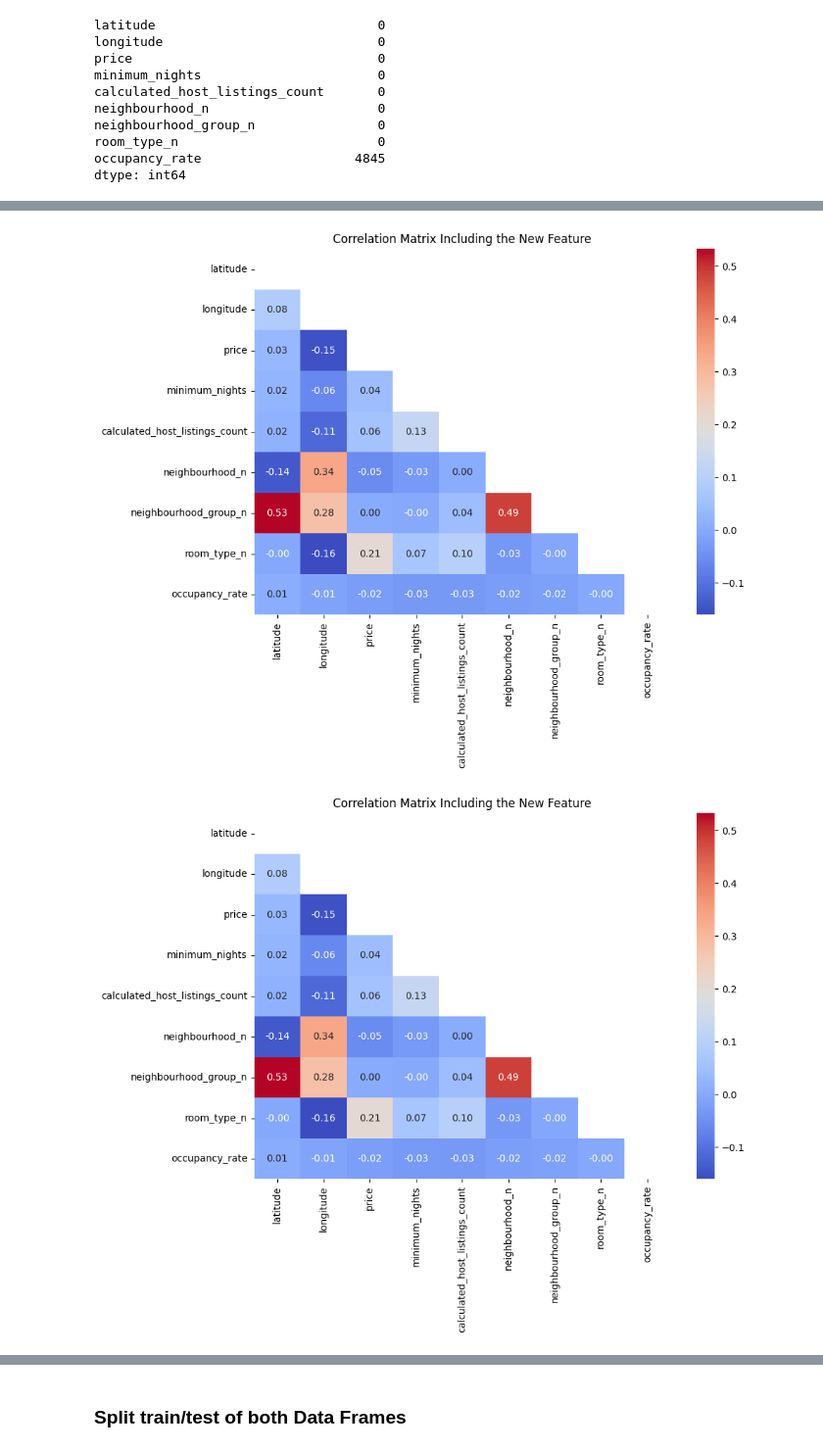
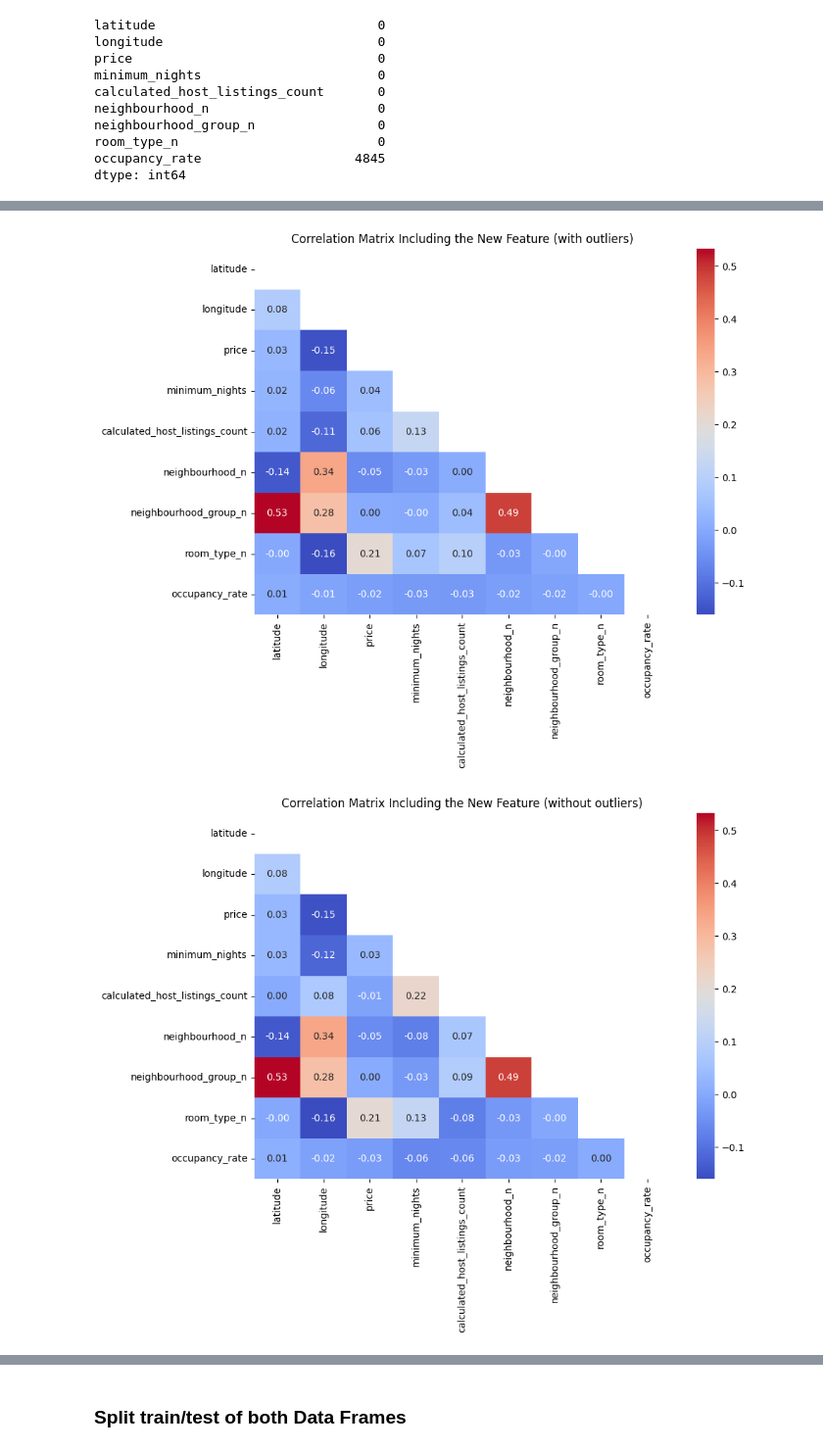
Before and after one commit to RitaViegas/RitaViegas---machine-learning-python-template, a Jupyter notebook: src/explore.ipynb, the cells around one changed output, grey strips where cells are left out. Shown at 98% size. Cells and saved outputs as stored; diff of their text form; code cells hidden in the pictures.

```diff
--- a/src/explore.ipynb
+++ b/src/explore.ipynb
@@ -667,0 +657,3 @@ clean_data(df_with_outliers)
+# %%
+df_without_outliers_clean = clean_data(df_without_outliers)
+print(df_without_outliers_clean.head())
@@ -668,16 +674,16 @@ clean_data(df_with_outliers)
 # %%
 plt.figure(figsize=(10, 8))
-sns.heatmap(df_with_outliers.corr(), annot=True, fmt=".2f",  cmap="coolwarm", mask= np.triu(df_with_outliers.corr()))
-plt.title("Correlation Matrix Including the New Feature")
+sns.heatmap(df_with_outliers_clean.corr(), annot=True, fmt=".2f",  cmap="coolwarm", mask= np.triu(df_with_outliers_clean.corr()))
+plt.title("Correlation Matrix Including the New Feature (with outliers)")
 plt.tight_layout()
 plt.show()
 # %% [output]
-[figure, old version]
+[figure, new version]
 # %%
 plt.figure(figsize=(10, 8))
-sns.heatmap(df_with_outliers.corr(), annot=True, fmt=".2f",  cmap="coolwarm", mask= np.triu(df_with_outliers.corr()))
-plt.title("Correlation Matrix Including the New Feature")
+sns.heatmap(df_without_outliers_clean.corr(), annot=True, fmt=".2f",  cmap="coolwarm", mask= np.triu(df_without_outliers_clean.corr()))
+plt.title("Correlation Matrix Including the New Feature (without outliers)")
 plt.tight_layout()
 plt.show()
 # %% [output]
-[figure, old version]
+[figure, new version]
```
Also changed, not shown: parts of 23 cells of this notebook, 8 other files.
